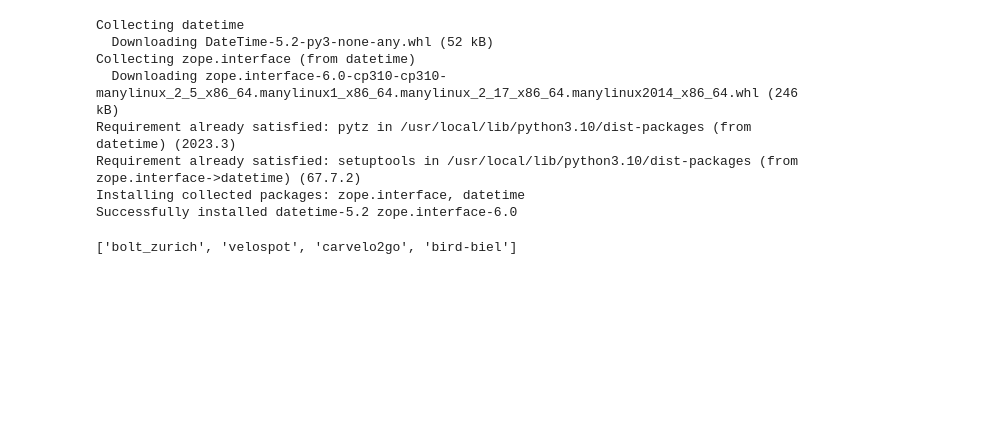
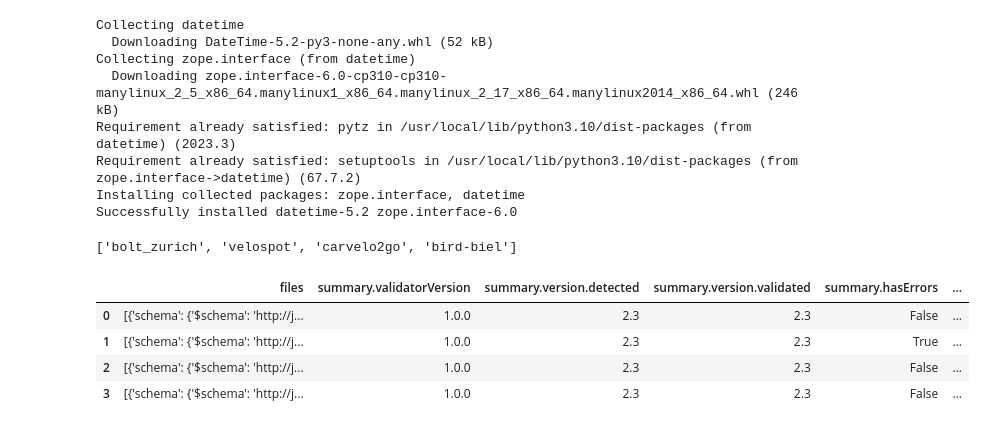
Before and after one commit to SFOE/sharedmobility_monitoring, a Jupyter notebook: sharedmobility_validation.ipynb, the cells around one changed output. Drawn from its saved outputs; the diff is of its cells as text; code cells hidden in the pictures; blank space fills up the shorter version.

```diff
--- a/sharedmobility_validation.ipynb
+++ b/sharedmobility_validation.ipynb
@@ -88,6 +88,14 @@ for provider in providers:
 ValidationResults = pd.json_normalize(JsonResponse)
 # %%
 ValidationResults['provider'] = providerList2
+# %%
+ValidationResults
+# %% [output]
+|  | files | summary.validatorVersion | summary.version.detected | summary.version.validated | summary.hasErrors | ... |
+| 0 | [{'schema': {'$schema': 'http://j... | 1.0.0 | 2.3 | 2.3 | False | ... |
+| 1 | [{'schema': {'$schema': 'http://j... | 1.0.0 | 2.3 | 2.3 | True | ... |
+| 2 | [{'schema': {'$schema': 'http://j... | 1.0.0 | 2.3 | 2.3 | False | ... |
+| 3 | [{'schema': {'$schema': 'http://j... | 1.0.0 | 2.3 | 2.3 | False | ... |
 # %%
 ValidationResults['Validator'] = 'https://gbfs-validator.netlify.app/validator?url=https://gbfs.prod.sharedmobility.ch/v2/gbfs/'+ ValidationResults['provider']+'/gbfs'
 # %%
```
Also changed, not shown: parts of 5 cells of this notebook.
